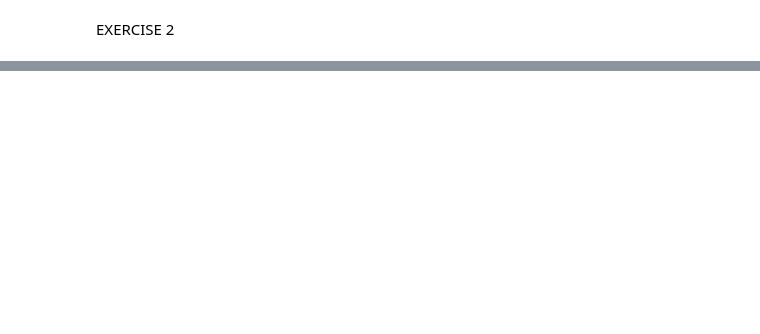
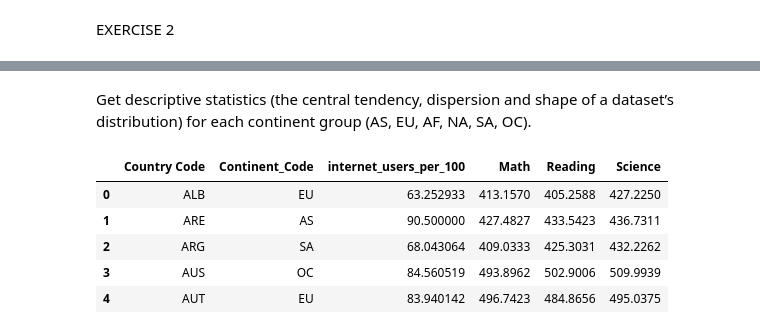
Before and after one commit to seydailk24/My-projects, a Jupyter notebook: statisticswithPANDAS.ipynb, the cells around one changed output, grey strips where cells are left out. Drawn from its saved outputs; the diff is of its cells as text; code cells hidden in the pictures; blank space fills up the shorter version.

```diff
--- a/statisticswithPANDAS.ipynb
+++ b/statisticswithPANDAS.ipynb
@@ -119,0 +105,11 @@ What is the normal body temperature for healthy humans? A random sample of 130 h
+# %% [markdown]
+Get descriptive statistics (the central tendency, dispersion and shape of a dataset’s distribution) for each continent group (AS, EU, AF, NA, SA, OC).
+# %%
+df2.head()
+# %% [output]
+|  | Country Code | Continent_Code | internet_users_per_100 | Math | Reading | Science |
+| 0 | ALB | EU | 63.252933 | 413.1570 | 405.2588 | 427.2250 |
+| 1 | ARE | AS | 90.500000 | 427.4827 | 433.5423 | 436.7311 |
+| 2 | ARG | SA | 68.043064 | 409.0333 | 425.3031 | 432.2262 |
+| 3 | AUS | OC | 84.560519 | 493.8962 | 502.9006 | 509.9939 |
+| 4 | AUT | EU | 83.940142 | 496.7423 | 484.8656 | 495.0375 |
```
Also changed, not shown: parts of 81 cells of this notebook.
